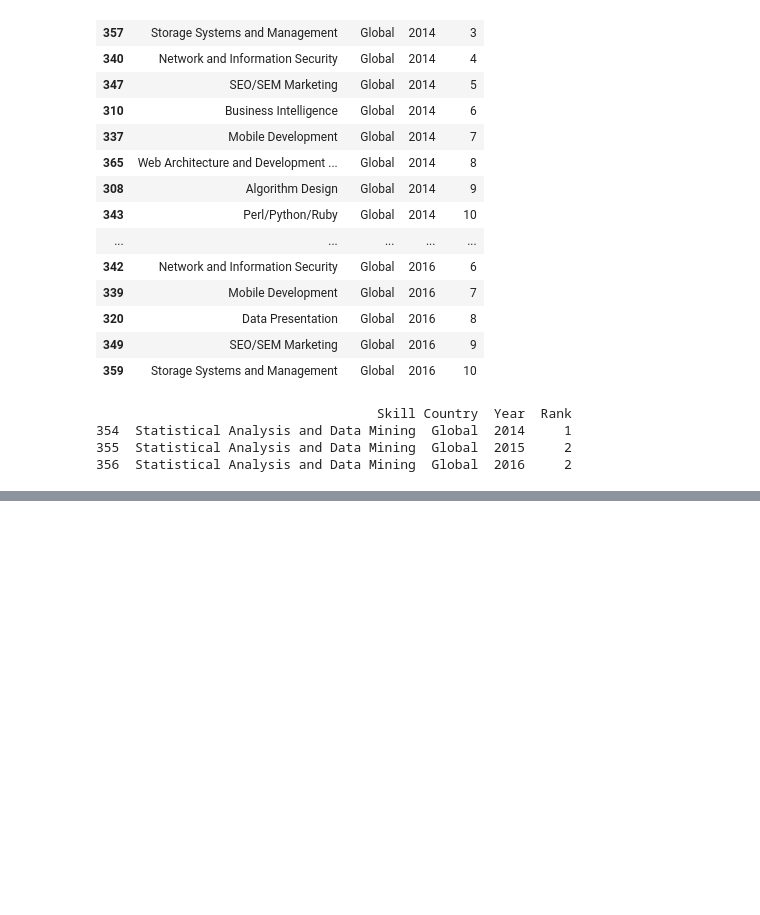
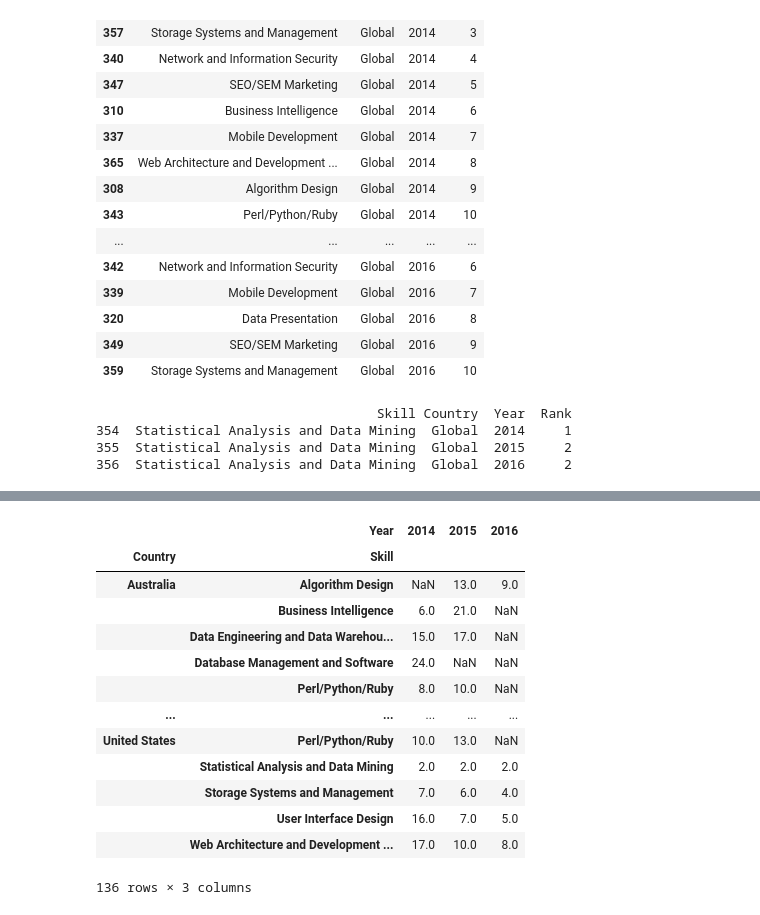
Before and after one commit to radroid/data-visualization-projects, a Jupyter notebook: 3 - Top Skills LinkedIn/1 - Exploratory Data Analysis.ipynb, the cells around one changed output, grey strips where cells are left out. Drawn from its saved outputs; the diff is of its cells as text; code cells hidden in the pictures; blank space fills up the shorter version.

Commit message:
Update 1 - Exploratory Data Analysis.ipynb
- Process dataset
- Remove missing values
- Save dataset

```diff
--- a/3 - Top Skills LinkedIn/1 - Exploratory Data Analysis.ipynb
+++ b/3 - Top Skills LinkedIn/1 - Exploratory Data Analysis.ipynb
@@ -691,0 +692,3 @@ data_skills, len(data_skills)
+# %%
+final_df = df[df["Skill"].isin(data_skills)]
+final_df
@@ -691,0 +709,18 @@ data_skills, len(data_skills)
+# %%
+final_df2 = final_df.pivot(index=['Country', 'Skill'], columns='Year', values='Rank')
+final_df2
+# %% [output]
+|  | Year | 2014 | 2015 | 2016 |
+| Country | Skill |  |  |  |
+| Australia | Algorithm Design | NaN | 13.0 | 9.0 |
+|  | Business Intelligence | 6.0 | 21.0 | NaN |
+|  | Data Engineering and Data Warehou... | 15.0 | 17.0 | NaN |
+|  | Database Management and Software | 24.0 | NaN | NaN |
+|  | Perl/Python/Ruby | 8.0 | 10.0 | NaN |
+| ... | ... | ... | ... | ... |
+| United States | Perl/Python/Ruby | 10.0 | 13.0 | NaN |
+|  | Statistical Analysis and Data Mining | 2.0 | 2.0 | 2.0 |
+|  | Storage Systems and Management | 7.0 | 6.0 | 4.0 |
+|  | User Interface Design | 16.0 | 7.0 | 5.0 |
+|  | Web Architecture and Development ... | 17.0 | 10.0 | 8.0 |
+136 rows × 3 columns
```
Also changed, not shown: parts of 39 cells of this notebook.
